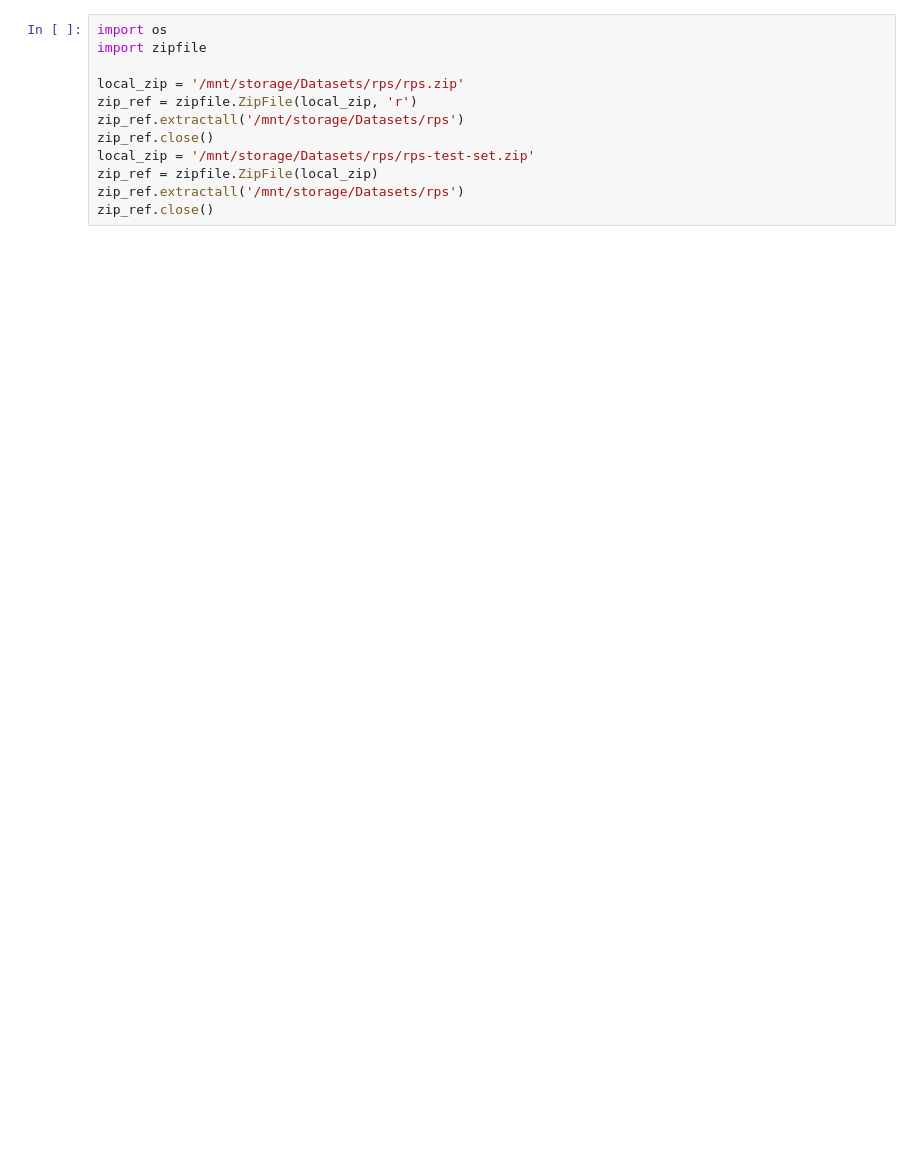
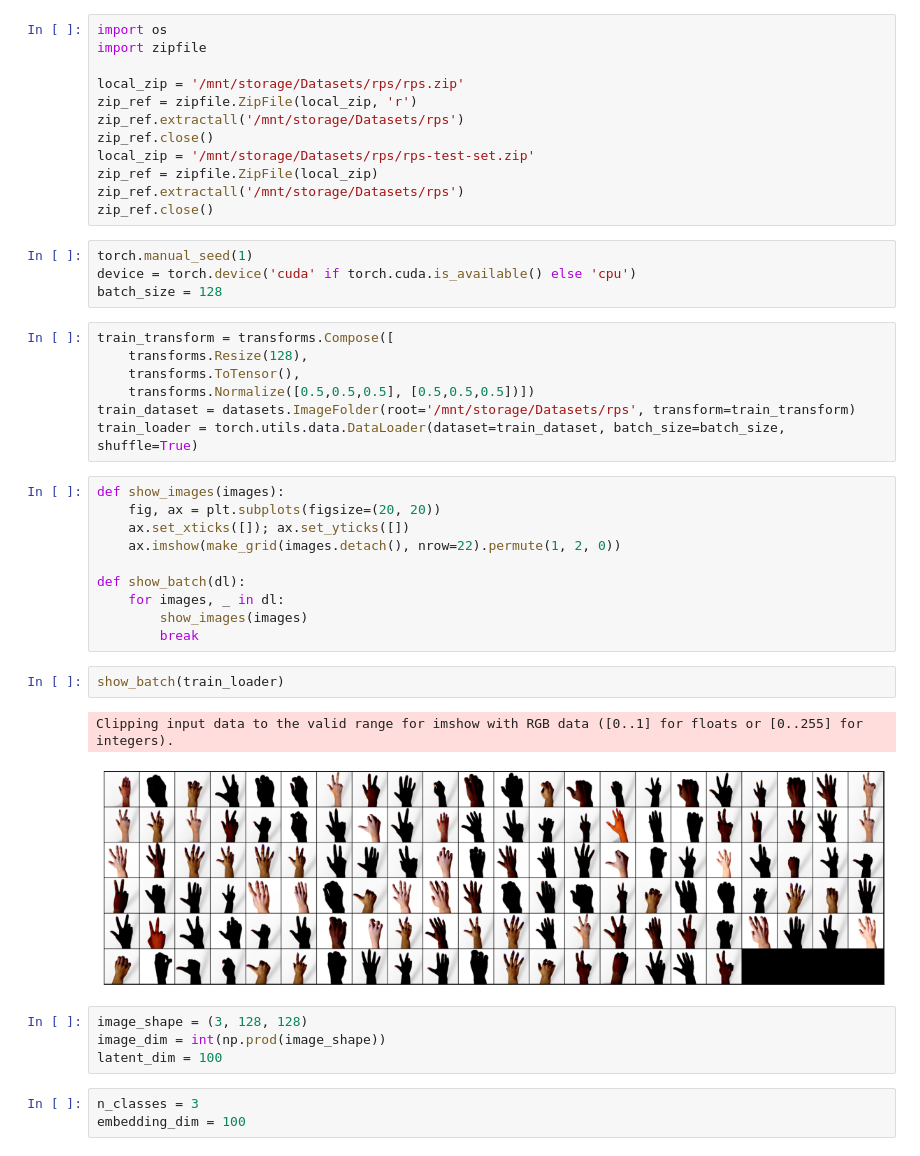
Before and after one commit to AprendizajeProfundo/Diplomado-Avanzado, a Jupyter notebook: Visión Artificial/Cuadernos/GAN_condicional.ipynb, the cells around one changed output. Drawn from its saved outputs; the diff is of its cells as text; blank space fills up the shorter version.

```diff
--- a/Visión Artificial/Cuadernos/GAN_condicional.ipynb
+++ b/Visión Artificial/Cuadernos/GAN_condicional.ipynb
@@ -90,3 +109,36 @@ local_zip = '/mnt/storage/Datasets/rps/rps-test-set.zip'
 zip_ref = zipfile.ZipFile(local_zip)
 zip_ref.extractall('/mnt/storage/Datasets/rps')
 zip_ref.close()
+# %%
+torch.manual_seed(1)
+device = torch.device('cuda' if torch.cuda.is_available() else 'cpu')
+batch_size = 128
+# %%
+train_transform = transforms.Compose([
+    transforms.Resize(128),
+    transforms.ToTensor(),
+    transforms.Normalize([0.5,0.5,0.5], [0.5,0.5,0.5])])
+train_dataset = datasets.ImageFolder(root='/mnt/storage/Datasets/rps', transform=train_transform)
+train_loader = torch.utils.data.DataLoader(dataset=train_dataset, batch_size=batch_size, shuffle=True)
+# %%
+def show_images(images):
+    fig, ax = plt.subplots(figsize=(20, 20))
+    ax.set_xticks([]); ax.set_yticks([])
+    ax.imshow(make_grid(images.detach(), nrow=22).permute(1, 2, 0))
+
+def show_batch(dl):
+    for images, _ in dl:
+        show_images(images)
+        break
+# %%
+show_batch(train_loader)
+# %% [output]
+Clipping input data to the valid range for imshow with RGB data ([0..1] for floats or [0..255] for integers).
+[figure, added]
+# %%
+image_shape = (3, 128, 128)
+image_dim = int(np.prod(image_shape))
+latent_dim = 100
+# %%
+n_classes = 3
+embedding_dim = 100
```
Also changed, not shown: parts of 17 cells of this notebook.
